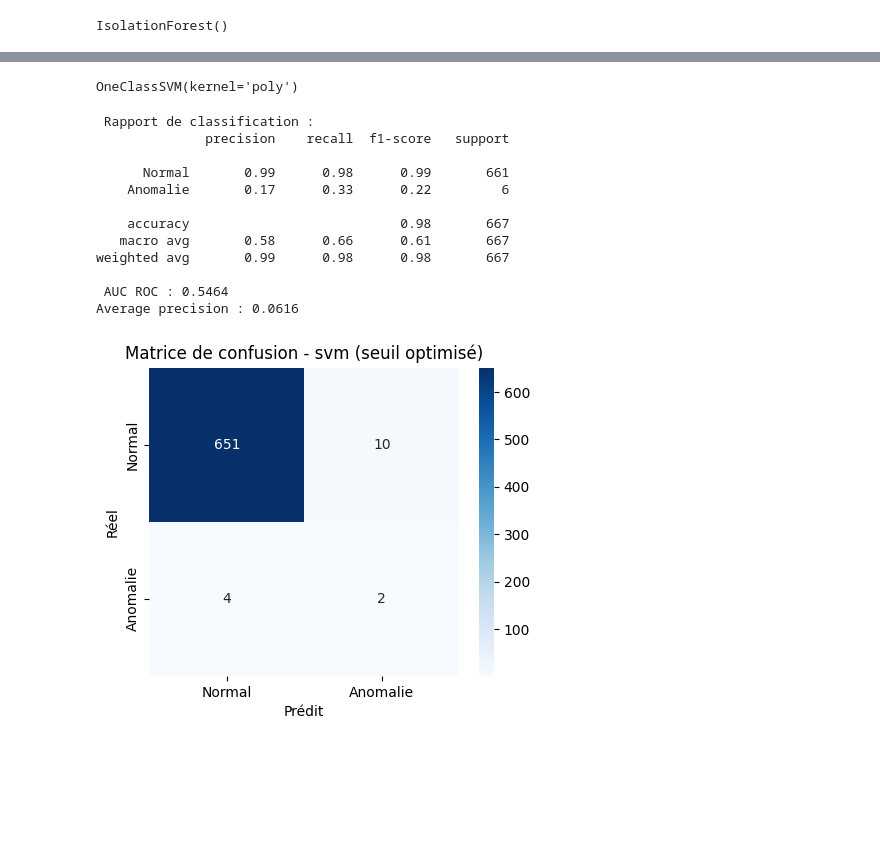
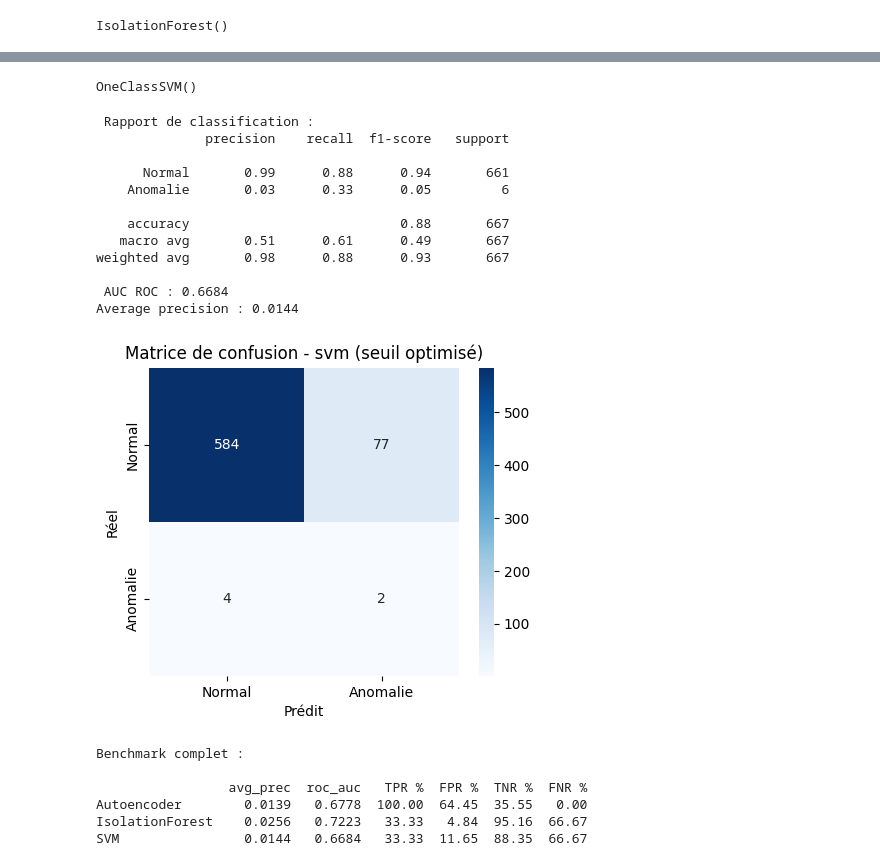
Before and after one commit to sow19/Detection-d-anomalies, a Jupyter notebook: code_source/contamination_anomalies/apprentissage_contamination3.ipynb, the cells around one changed output, grey strips where cells are left out. Saved outputs shown, nothing was run; the diff lists cells and outputs as text; code cells hidden in the pictures; blank space fills up the shorter version.

```diff
--- a/code_source/contamination_anomalies/apprentissage_contamination3.ipynb
+++ b/code_source/contamination_anomalies/apprentissage_contamination3.ipynb
@@ -224,10 +240,12 @@ Name: MSE, dtype: float64
 # %%
 isolation_forest = IsolationForest()
-isolation_forest.fit(df_train)
+#isolation_forest.fit(df_train)
+isolation_forest.fit(df_train_scaled)
 # %% [output]
 IsolationForest()
 # %%
-i_forest = isolation_forest.decision_function(df_test)
+#i_forest = isolation_forest.decision_function(df_test)
+i_forest = isolation_forest.decision_function(df_test_scaled)
 anomaly_scores = -i_forest #anomalie >
 # %%
 thresholds = np.linspace(min(anomaly_scores), max(anomaly_scores), 200)
@@ -280,10 +298,10 @@ Average precision : 0.0230
 # %%
-oc_svm = OneClassSVM(kernel='poly', gamma='scale')
-oc_svm.fit(df_train)
+oc_svm = OneClassSVM(kernel='rbf', gamma='scale')
+oc_svm.fit(df_train_scaled)
 # %% [output]
-OneClassSVM(kernel='poly')
+OneClassSVM()
 # %%
-svm_pred = oc_svm.decision_function(df_test)
+svm_pred = oc_svm.decision_function(df_test_scaled)
 svm_scores = -svm_pred #anomalie >
 # %%
 thresholds = np.linspace(min(svm_scores), max(svm_scores), 200)
@@ -292,44 +310,44 @@ best_f1 = 0
 best_threshold = 0
 
 for t in thresholds:
     preds = (svm_scores >= t).astype(int)
     f1 = f1_score(labels, preds)
     if f1 > best_f1:
         best_f1 = f1
         best_threshold = t
 
 y_pred = (svm_scores >= best_threshold).astype(int)
 
 print("\n Rapport de classification :")
 print(classification_report(labels, y_pred, target_names=["Normal", "Anomalie"]))
 
-roc_auc = roc_auc_score(labels, svm_scores)
-avg_precision = average_precision_score(y_true, y_pred)
+roc_auc_svm = roc_auc_score(labels, svm_scores)
+avg_precision_svm = average_precision_score(y_true, y_pred)
 
-print(f" AUC ROC : {roc_auc:.4f}")
-print(f"Average precision : {avg_precision:.4f}")
+print(f" AUC ROC : {roc_auc_svm:.4f}")
+print(f"Average precision : {avg_precision_svm:.4f}")
 
 # Matrice de confusion
-cm = confusion_matrix(labels, y_pred)
+cm_svm = confusion_matrix(labels, y_pred)
 plt.figure(figsize=(5, 4))
-sns.heatmap(cm, annot=True, fmt="d", cmap="Blues",
+sns.heatmap(cm_svm, annot=True, fmt="d", cmap="Blues",
             xticklabels=["Normal", "Anomalie"],
             yticklabels=["Normal", "Anomalie"])
 plt.xlabel("Prédit")
 plt.ylabel("Réel")
 plt.title("Matrice de confusion - svm (seuil optimisé)")
 plt.show()
 # %% [output]
  Rapport de classification :
               precision    recall  f1-score   support
 
-      Normal       0.99      0.98      0.99       661
-    Anomalie       0.17      0.33      0.22         6
+      Normal       0.99      0.88      0.94       661
+    Anomalie       0.03      0.33      0.05         6
 
-    accuracy                           0.98       667
-   macro avg       0.58      0.66      0.61       667
-weighted avg       0.99      0.98      0.98       667
+    accuracy                           0.88       667
+   macro avg       0.51      0.61      0.49       667
+weighted avg       0.98      0.88      0.93       667
 
- AUC ROC : 0.5464
-Average precision : 0.0616
+ AUC ROC : 0.6684
+Average precision : 0.0144
-[figure, old version]
+[figure, new version]
@@ -335,0 +383,22 @@ Average precision : 0.0616
+# %%
+
+
+benchmark_data = {
+    method: {k: v for k, v in metrics.items() if k != "cm"}
+    for method, metrics in results.items()
+}
+
+# Création du DataFrame
+benchmark_df = pd.DataFrame(benchmark_data).T  # Méthodes en lignes
+benchmark_df = benchmark_df.round(4)
+
+# Affichage final
+print("\nBenchmark complet :\n")
+print(benchmark_df)
+# %% [output]
+Benchmark complet :
+
+                 avg_prec  roc_auc   TPR %  FPR %  TNR %  FNR %
+Autoencoder        0.0139   0.6778  100.00  64.45  35.55   0.00
+IsolationForest    0.0256   0.7223   33.33   4.84  95.16  66.67
+SVM                0.0144   0.6684   33.33  11.65  88.35  66.67
```
Also changed, not shown: parts of 9 cells of this notebook, 8 other files.
